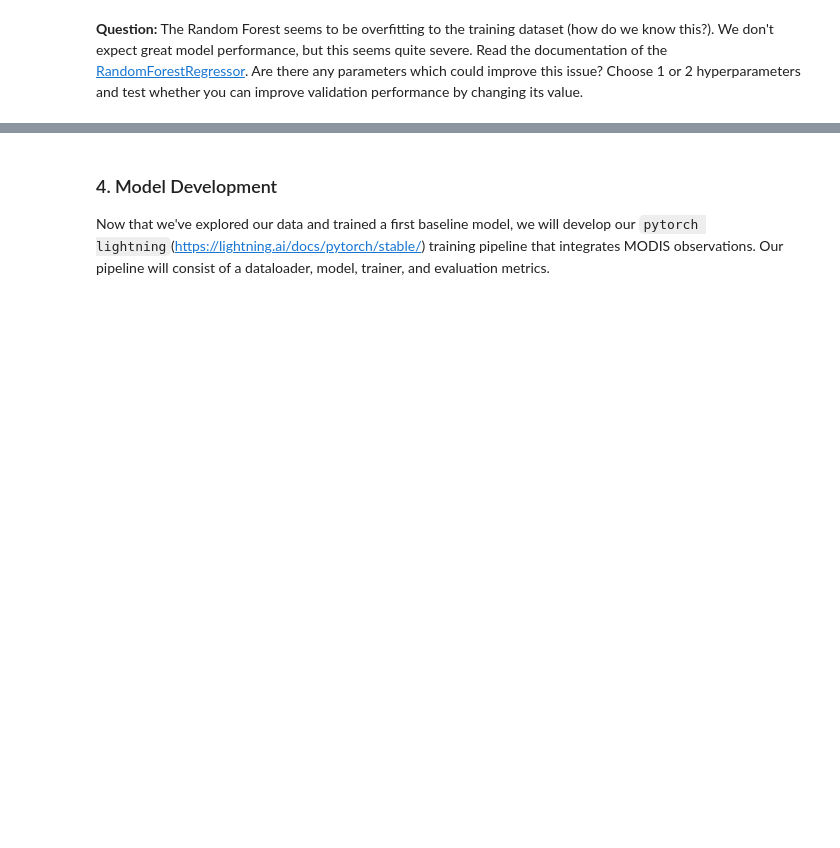
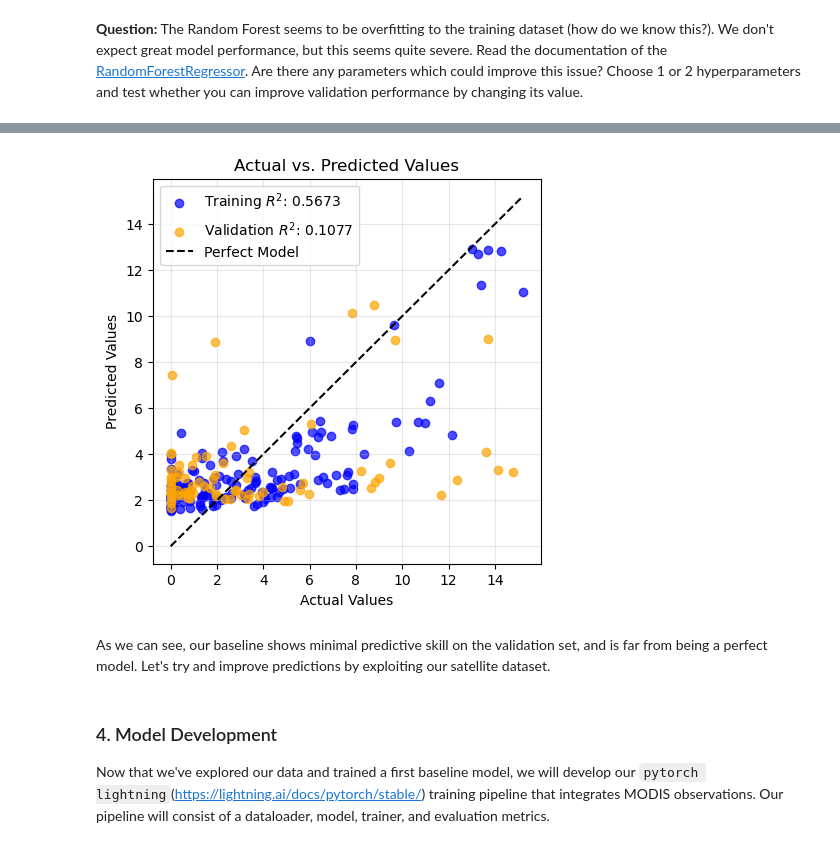
Before and after one commit to lillif/IECDT_EarthObservation, a Jupyter notebook: challenges/1-sunny-oxford/sun-prediction.ipynb, the cells around one changed output, grey strips where cells are left out. Cells and saved outputs as stored; diff of their text form; code cells hidden in the pictures; blank space fills up the shorter version.

```diff
--- a/challenges/1-sunny-oxford/sun-prediction.ipynb
+++ b/challenges/1-sunny-oxford/sun-prediction.ipynb
@@ -255,3 +355,38 @@ While our baseline model shows some skill at predicting the amount of sun each a
+# %%
+import matplotlib.pyplot as plt
+from sklearn.metrics import r2_score
+
+# calculate the R^2 score
+r2_train = r2_score(y_train, y_pred_train)
+r2_val = r2_score(y_val, y_pred_val)
+
+# print(f'Training R^2: {r2_train:.4f}')
+# print(f'Validation R^2: {r2_val:.4f}')
+
+# Scatter plot
+plt.figure(figsize=(5, 5))
+
+# Training scatter
+plt.scatter(y_train, y_pred_train, color='blue', label=rf'Training $R^2$: {r2_train:.4f}', alpha=0.7)
+# Validation scatter
+plt.scatter(y_val, y_pred_val, color='orange', label=rf'Validation $R^2$: {r2_val:.4f}', alpha=0.7)
+
+# Reference line (y = x)
+max_val = max(max(y_train), max(y_val), max(y_pred_train), max(y_pred_val))
+min_val = min(min(y_train), min(y_val), min(y_pred_train), min(y_pred_val))
+plt.plot([min_val, max_val], [min_val, max_val], color='black', linestyle='--', label='Perfect Model')
+
+# Plot formatting
+plt.title('Actual vs. Predicted Values')
+plt.xlabel('Actual Values')
+plt.ylabel('Predicted Values')
+plt.legend()
+plt.grid(alpha=0.3)
+plt.show()
+# %% [output]
+[figure, added]
+# %% [markdown]
+As we can see, our baseline shows minimal predictive skill on the validation set, and is far from being a perfect model. Let's try and improve predictions by exploiting our satellite dataset.
 # %% [markdown]
 ### 4. Model Development
 Now that we've explored our data and trained a first baseline model, we will develop our `pytorch lightning`(https://lightning.ai/docs/pytorch/stable/) training pipeline that integrates MODIS observations. Our pipeline will consist of a dataloader, model, trainer, and evaluation metrics.
```
Also changed, not shown: parts of 19 cells of this notebook, 1 other file.
